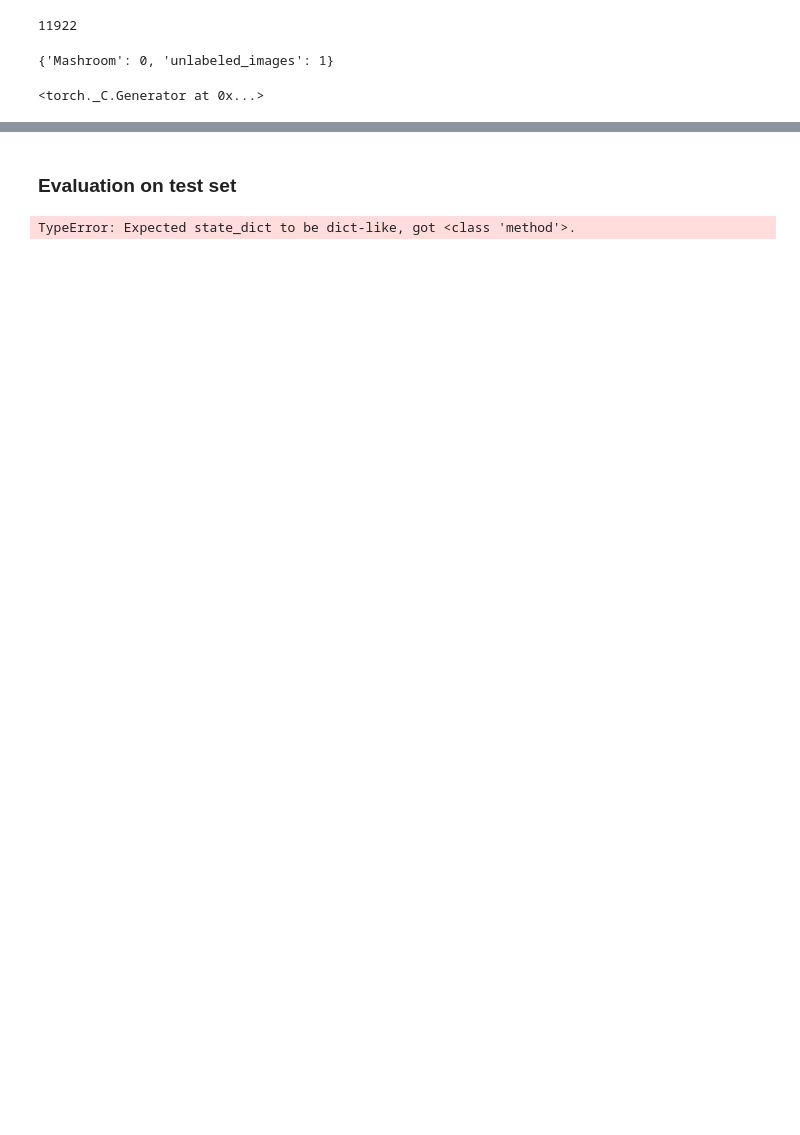
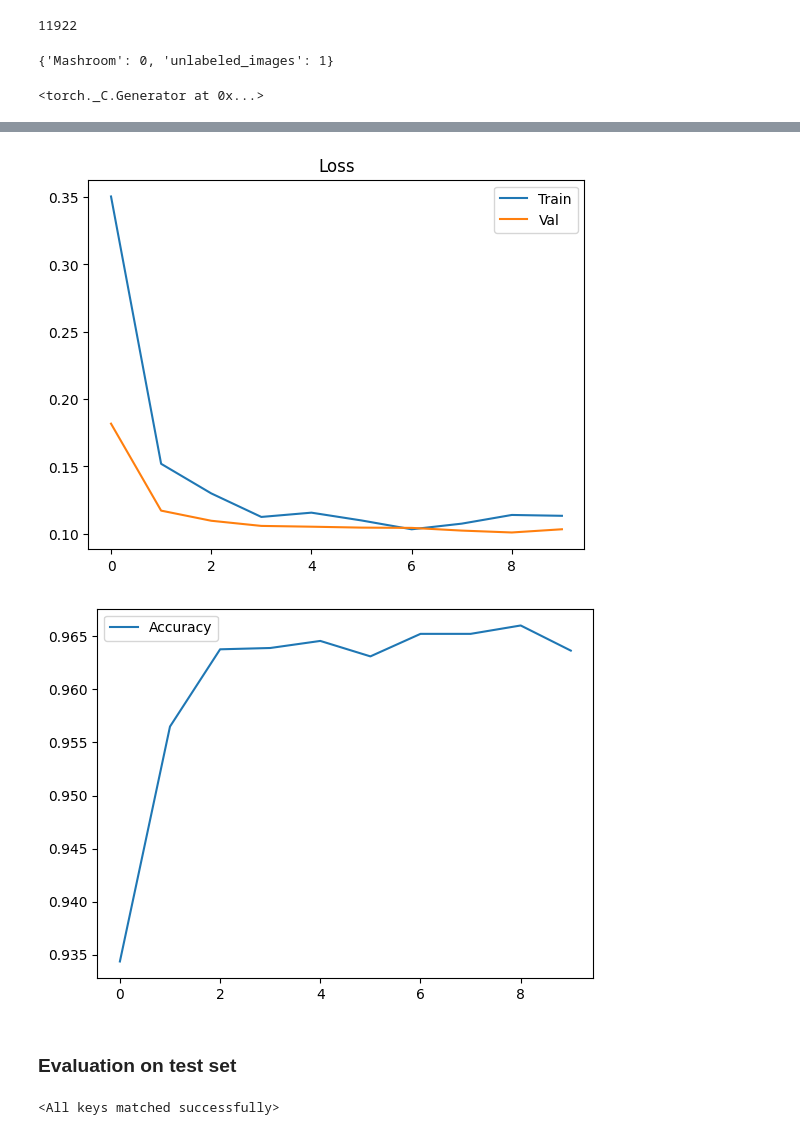
Before and after one commit to P1X2/Mashroom_identification_app, a Jupyter notebook: GoogleNet_binary_class.ipynb, the cells around one changed output, grey strips where cells are left out. Cells and saved outputs as stored; diff of their text form; code cells hidden in the pictures; blank space fills up the shorter version.

```diff
--- a/GoogleNet_binary_class.ipynb
+++ b/GoogleNet_binary_class.ipynb
@@ -211,23 +212,23 @@ class RestGoogleNet_Clasificator(ImageClassifierNetwork):
         super().__init__()
 
 
-        self.Intercepton1 = RestPercepton_block(in_channels=48, out_channels=144, conv_size_in=[32,32], conv_size_out=[24, 64, 48],change_depth_pool=8)
-        self.Intercepton2 = RestPercepton_block(in_channels=144, out_channels=216, conv_size_in=[64,64], conv_size_out=[32, 96, 72],change_depth_pool= 16)
-        self.Intercepton3 = RestPercepton_block(in_channels=216, out_channels=316, conv_size_in=[96,96], conv_size_out=[48, 128, 108],change_depth_pool=32)
-        self.Intercepton4 = RestPercepton_block(in_channels=316, out_channels=416, conv_size_in=[128,128], conv_size_out=[64, 164, 140],change_depth_pool=48)
+        self.Intercepton1 = RestPercepton_block(in_channels=32, out_channels=144, conv_size_in=[32,32], conv_size_out=[16, 48, 48],change_depth_pool=False)
+        self.Intercepton2 = RestPercepton_block(in_channels=144, out_channels=208, conv_size_in=[64,64], conv_size_out=[24, 72, 64],change_depth_pool= 48)
+        self.Intercepton3 = RestPercepton_block(in_channels=208, out_channels=232, conv_size_in=[96,96], conv_size_out=[32, 96, 72],change_depth_pool=32)
+        self.Intercepton4 = RestPercepton_block(in_channels=232, out_channels=288, conv_size_in=[128,128], conv_size_out=[48, 128, 96],change_depth_pool=16)
 
-        self.Conv1 = nn.Conv2d(in_channels, out_channels=32, kernel_size=5, stride=1, padding=2)
-        self.Conv2 = nn.Conv2d(in_channels=32, out_channels=48, kernel_size=5, stride=1, padding=2)
+        self.Conv1 = nn.Conv2d(in_channels, out_channels=16, kernel_size=5, stride=1, padding=2)
+        self.Conv2 = nn.Conv2d(in_channels=16, out_channels=32, kernel_size=5, stride=1, padding=2)
 
         self.MaxPool_2x2 = nn.MaxPool2d(kernel_size=2, stride=2)
         self.AvgPool_6x6 = nn.AvgPool2d(kernel_size=8, stride=1)
 
         self.Dropout = nn.Dropout(0.5)
-        self.Linear = nn.Linear(416, 1)
+        self.Linear = nn.Linear(288, 1)
 
-        self.BN1 = nn.BatchNorm2d(32)
-        self.BN2 = nn.BatchNorm2d(48)
-        self.BN3 = nn.BatchNorm2d(416)
+        self.BN1 = nn.BatchNorm2d(16)
+        self.BN2 = nn.BatchNorm2d(32)
+        self.BN3 = nn.BatchNorm2d(264)
 
         self.activation = nn.ReLU()
 
@@ -292,5 +293,5 @@ params_sum
 # %%
-epoch = 30
+epoch = 10
 
 optimizer = torch.optim.Adam(model.parameters(), lr=1e-3, weight_decay=1e-4)
 lr_scheduler = optim.lr_scheduler.ExponentialLR(optimizer=optimizer, gamma=.95)
@@ -361,3 +368,22 @@ RuntimeError: mat1 and mat2 shapes cannot be multiplied (500x416 and 288x1)
+# %%
+def plot_results(loss_T, loss_V, acc_V):
+
+    # fig = plt.figure
+    plt.plot(loss_T, label="Train")
+    plt.plot(loss_V, label="Val")
+    plt.title("Loss")
+    plt.legend()
+    plt.show()
+
+    # fig2 = plt.figure
+    plt.plot(acc_V, label="Accuracy")
+    plt.legend()
+    plt.show()
+
+plot_results(loss_T, loss_V, acc_V)
+# %% [output]
+[figure, added]
+[figure, added]
 # %% [markdown]
 ### Evaluation on test set
 # %%
@@ -385,12 +411,12 @@ def eval_test(test_loader, model):
 
     return accuracy
 # %%
-model_name = "models_BIN\model_epoch25"
+model_name = "models_BIN\model_epoch9"
 model1 = RestGoogleNet_Clasificator(3)
 model1.to(device)
 model1.load_state_dict(torch.load(model_name + ".pt"))
 # %% [output]
-TypeError: Expected state_dict to be dict-like, got <class 'method'>.
+<All keys matched successfully>
 # %%
 print(eval_test(test_loader, model1))
 # %% [output]
```
Also changed, not shown: parts of 7 cells of this notebook, 8 other files.
